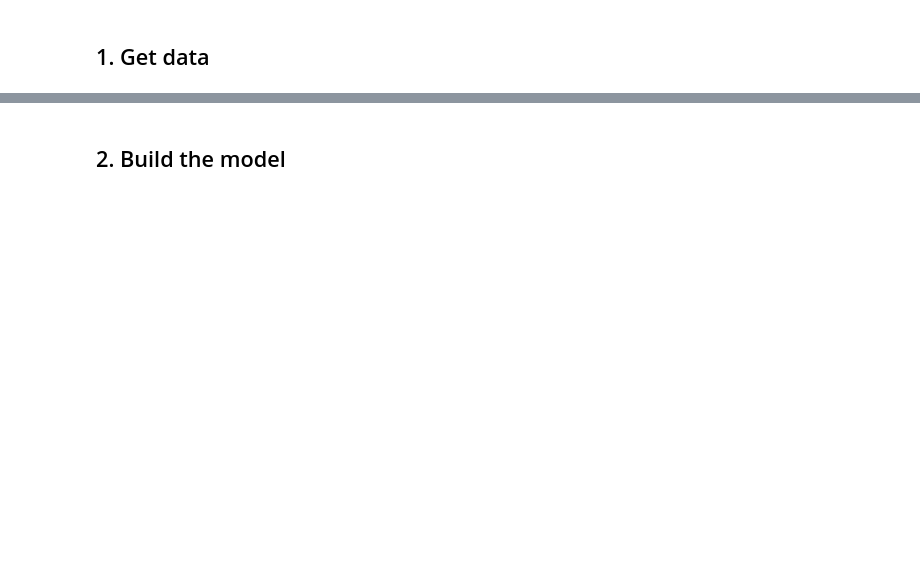
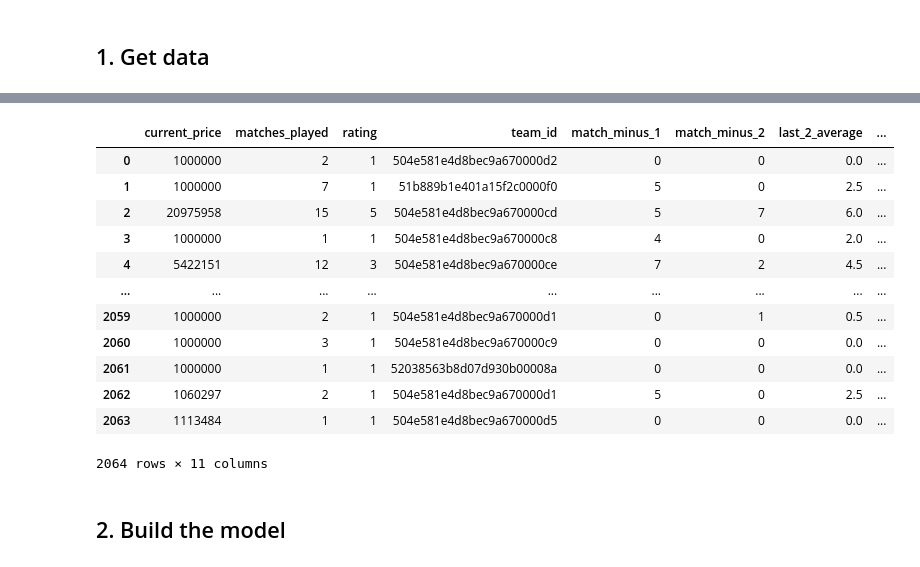
Before and after one commit to rodmart21/futmondo_points_predict, a Jupyter notebook: model/model.ipynb, the cells around one changed output, grey strips where cells are left out. Cells and saved outputs as stored; diff of their text form; code cells hidden in the pictures; blank space fills up the shorter version.

```diff
--- a/model/model.ipynb
+++ b/model/model.ipynb
@@ -27,3 +57,21 @@ df.shape
+# %%
+df[['current_price', 'matches_played', 'rating',
+       'team_id', 'match_minus_1', 'match_minus_2', 'last_2_average',
+       'target_points', 'unique_id', 'team', 'matchup_prob_win']]
+# %% [output]
+|  | current_price | matches_played | rating | team_id | match_minus_1 | match_minus_2 | last_2_average | ... |
+| 0 | 1000000 | 2 | 1 | 504e581e4d8bec9a670000d2 | 0 | 0 | 0.0 | ... |
+| 1 | 1000000 | 7 | 1 | 51b889b1e401a15f2c0000f0 | 5 | 0 | 2.5 | ... |
+| 2 | 20975958 | 15 | 5 | 504e581e4d8bec9a670000cd | 5 | 7 | 6.0 | ... |
+| 3 | 1000000 | 1 | 1 | 504e581e4d8bec9a670000c8 | 4 | 0 | 2.0 | ... |
+| 4 | 5422151 | 12 | 3 | 504e581e4d8bec9a670000ce | 7 | 2 | 4.5 | ... |
+| ... | ... | ... | ... | ... | ... | ... | ... | ... |
+| 2059 | 1000000 | 2 | 1 | 504e581e4d8bec9a670000d1 | 0 | 1 | 0.5 | ... |
+| 2060 | 1000000 | 3 | 1 | 504e581e4d8bec9a670000c9 | 0 | 0 | 0.0 | ... |
+| 2061 | 1000000 | 1 | 1 | 52038563b8d07d930b00008a | 0 | 0 | 0.0 | ... |
+| 2062 | 1060297 | 2 | 1 | 504e581e4d8bec9a670000d1 | 5 | 0 | 2.5 | ... |
+| 2063 | 1113484 | 1 | 1 | 504e581e4d8bec9a670000d5 | 0 | 0 | 0.0 | ... |
+2064 rows × 11 columns
 # %%
 # df=pd.read_csv('data/final_dataset/futmondo_final_dataset.csv')
 # df.shape
```
Also changed, not shown: parts of 18 cells of this notebook, 9 other files.
